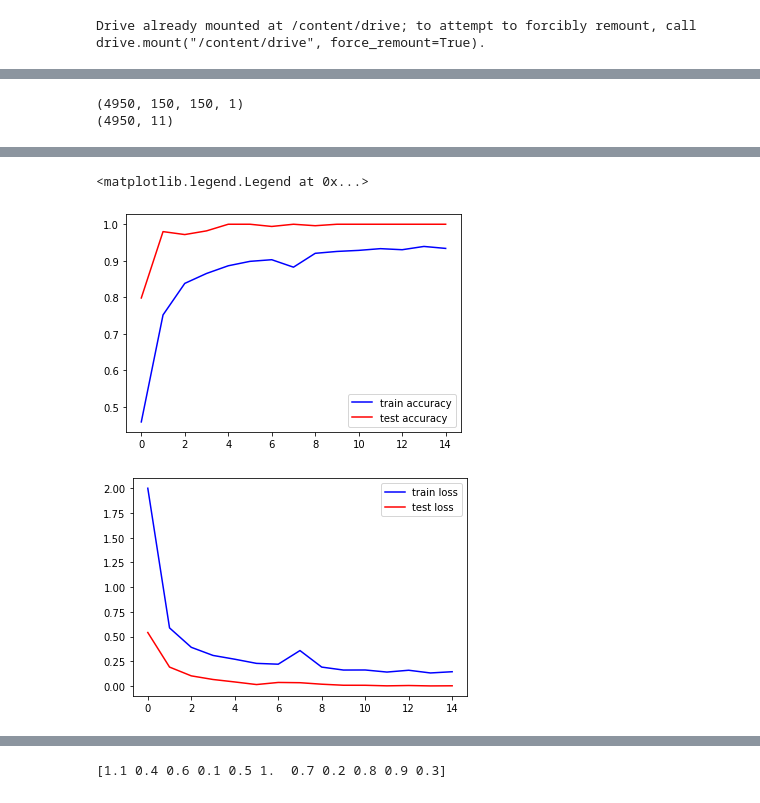
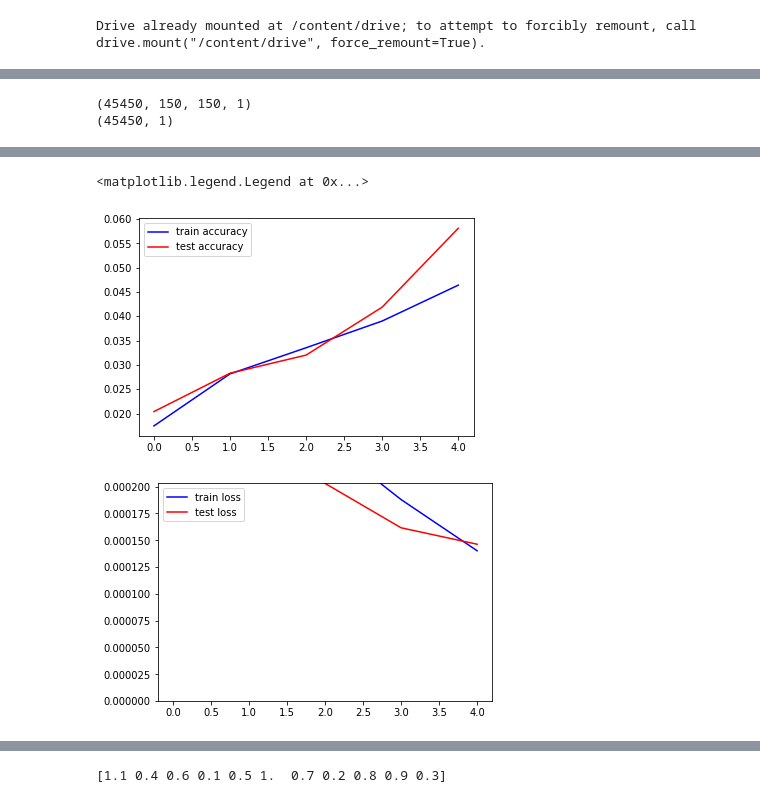
Before and after one commit to dhruv-sirohi/Miller-Lab-UED, a Jupyter notebook: Project 1: Synthetic Data Classification/Bismuth_CrystalMaker_Script.ipynb, the cells around one changed output, grey strips where cells are left out. Cells and saved outputs as stored; diff of their text form; code cells hidden in the pictures.

```diff
--- a/Project 1: Synthetic Data Classification/Bismuth_CrystalMaker_Script.ipynb
+++ b/Project 1: Synthetic Data Classification/Bismuth_CrystalMaker_Script.ipynb
@@ -274,14 +269,14 @@ for i in range(0,8):
 X,Y = zip(*images)
 
 X_array = np.array(X).reshape(-1,int(resolution),int(resolution),1)
-Y_array = np.array(Y).reshape(-1,11)
+Y_array = np.array(Y).reshape(-1,1)
 
 #Array shape is checked to ensure they are of equal length and of correct size
 print(X_array.shape)
 print(Y_array.shape)
 # %% [output]
-(4950, 150, 150, 1)
-(4950, 11)
+(45450, 150, 150, 1)
+(45450, 1)
 # %%
 #Defining neural net
 
@@ -296,11 +291,20 @@ def build_cnn_model():
       keras.layers.Conv2D(filters=72,kernel_size=(5,5),activation=tf.nn.relu),
       keras.layers.MaxPool2D(pool_size=(2, 2)),
 
+
       keras.layers.Flatten(),
       keras.layers.Dense(128, activation=tf.nn.relu),
-      keras.layers.Dropout(0.6),
-
-      keras.layers.Dense(11, activation=tf.nn.softmax)
+      #keras.layers.Dropout(0.6),
+      keras.layers.Dense(1)#, activation=tf.nn.softmax)
   ])
 
   return cnn_model
+
+"""
+These metrics check the accuracy of the network.
+The second metric (which has a larger allowed error) determines whether the network's prediction is 'in the ballpark'
+"""
+accepted_diff = 0.0005
+def linear_regression_equality(y_true, y_pred):
+    diff = K.abs(y_true-y_pred)
+    return K.mean(K.cast(diff < accepted_diff, tf.float32))
@@ -321,23 +311,38 @@ model.compile(optimizer=opt, loss='categorical_crossentropy', metrics=['accuracy
 # %%
+#Building and compiling CNN
+
+model = build_cnn_model()
+#model = load_model()
+print("Loaded model")
+#Defining a decaying learning rate
+lr_schedule = keras.optimizers.schedules.ExponentialDecay(
+  initial_learning_rate=0.001,
+  decay_steps=10000,
+  decay_rate=0.97)
+
+opt = keras.optimizers.Adam(learning_rate=lr_schedule)
+
+model.compile(optimizer=opt, loss='mse',  metrics=[linear_regression_equality])
+
 #Defining lists to store accuracy and loss values over the course of training
 accuracy_values = []
 validation_accuracy_values= []
 loss_values = []
 validation_loss_values = []
 
-EPOCHS = 15
+EPOCHS = 5#150
 
 #Training Neural Net
 for epoch in range(1,EPOCHS+1):
 
   history = model.fit(X_array,Y_array,batch_size=30,epochs=1,validation_split=0.1)
   #Storing accuracy and loss values
-  accuracy_values.append(history.history['accuracy'][0])
-  validation_accuracy_values.append(history.history['val_accuracy'][0])
+  accuracy_values.append(history.history['linear_regression_equality'][0])
+  validation_accuracy_values.append(history.history['val_linear_regression_equality'][0])
   loss_values.append(history.history['loss'][0])
   validation_loss_values.append(history.history['val_loss'][0])
 
-  if epoch % 3 == 0:
+  if epoch % 30 == 0:
     print("SAVING NETWORK")
     weights_file_name = "/content/drive/MyDrive/Bismuth_Data_Processed/CNN_weights_{}.ckpt".format(epoch)
     model.save_weights(weights_file_name)
@@ -353,5 +358,6 @@ ax1.legend()
 ax2 = f2.add_subplot(111)
 ax2.plot(loss_values, "-b",label = "train loss")
 ax2.plot(validation_loss_values, "-r",label = "test loss")
+ax2.set_ylim([0,validation_loss_values[2]])
 ax2.legend()
 # %% [output]
@@ -378,6 +370,6 @@ SAVING NETWORK
 <matplotlib.legend.Legend at 0x...>
-[figure, old version]
+[figure, new version]
-[figure, old version]
+[figure, new version]
 # %%
 
 def load_model():
```
Also changed, not shown: parts of 10 cells of this notebook.
